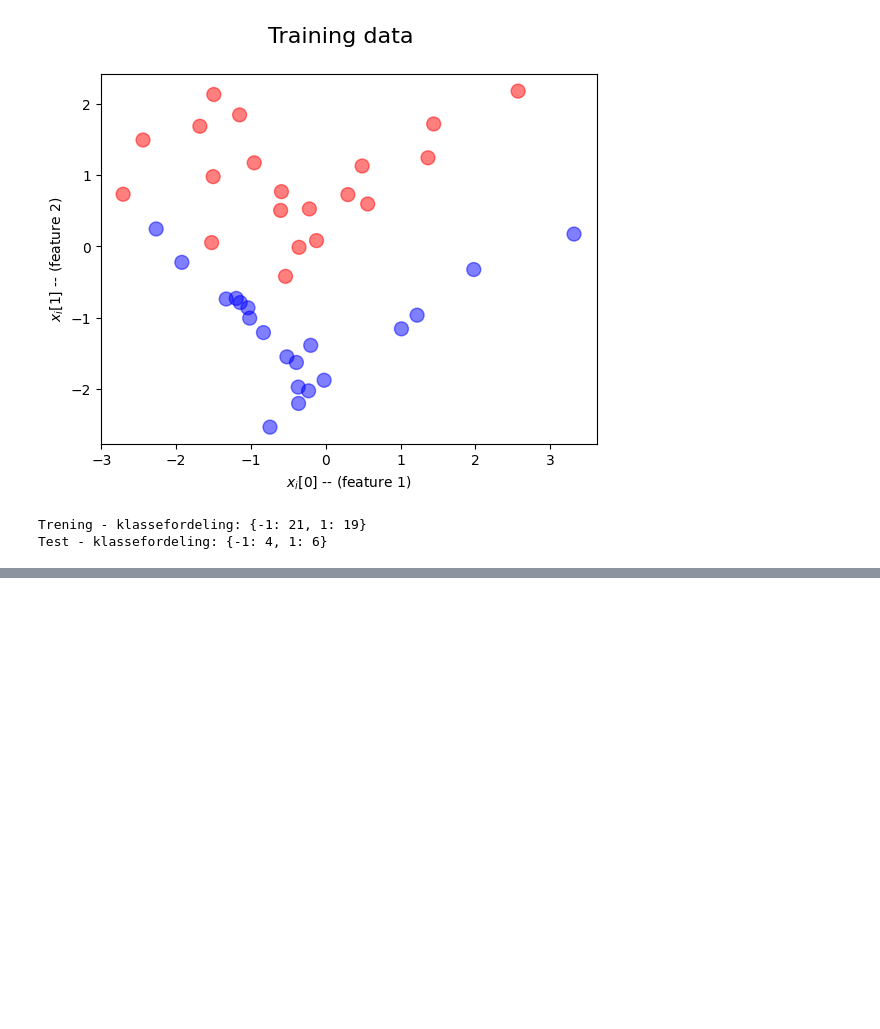
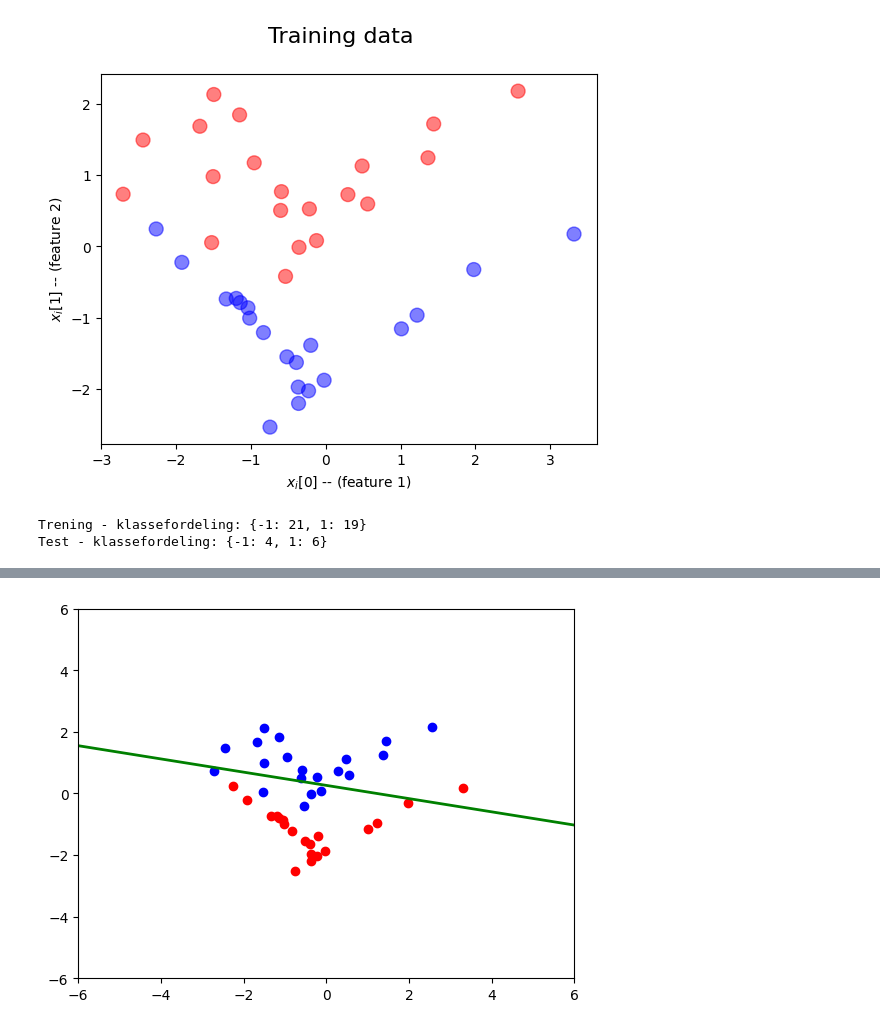
Before and after one commit to jsandtangen/Anvendt-AI---Deep-Learning, a Jupyter notebook: NeuralNetworks/Perceptron/Perceptron.ipynb, the cells around one changed output, grey strips where cells are left out. Saved outputs shown, nothing was run; the diff lists cells and outputs as text; code cells hidden in the pictures; blank space fills up the shorter version.

Commit message:
Training Algorithm

```diff
--- a/NeuralNetworks/Perceptron/Perceptron.ipynb
+++ b/NeuralNetworks/Perceptron/Perceptron.ipynb
@@ -90,3 +90,9 @@ print("Test - klassefordeling:", dict(zip(unique, counts)))
 # %% [output]
 Trening - klassefordeling: {-1: 21, 1: 19}
 Test - klassefordeling: {-1: 4, 1: 6}
+# %%
+pos_examples = np.array([ [t[0], t[1], 1] for i,t in enumerate(train_x)
+                          if train_labels[i]>0])
+neg_examples = np.array([ [t[0], t[1], 1] for i,t in enumerate(train_x)
+                          if train_labels[i]<0])
+print(pos_examples[0:3])
@@ -92,0 +139,3 @@ Test - klassefordeling: {-1: 4, 1: 6}
+# %%
+wts = train(pos_examples,neg_examples)
+print(wts.transpose())
@@ -92,0 +154,22 @@ Test - klassefordeling: {-1: 4, 1: 6}
+# %%
+def plot_boundary(positive_examples, negative_examples, weights):
+    if np.isclose(weights[1], 0):
+        if np.isclose(weights[0], 0):
+            x = y = np.array([-6, 6], dtype = 'float32')
+        else:
+            y = np.array([-6, 6], dtype='float32')
+            x = -(weights[1] * y + weights[2])/weights[0]
+    else:
+        x = np.array([-6, 6], dtype='float32')
+        y = -(weights[0] * x + weights[2])/weights[1]
+
+    pylab.xlim(-6, 6)
+    pylab.ylim(-6, 6)
+    pylab.plot(positive_examples[:,0], positive_examples[:,1], 'bo')
+    pylab.plot(negative_examples[:,0], negative_examples[:,1], 'ro')
+    pylab.plot(x, y, 'g', linewidth=2.0)
+    pylab.show()
+# %%
+plot_boundary(pos_examples,neg_examples,wts)
+# %% [output]
+[figure, added]
```
Also changed, not shown: parts of 3 cells of this notebook.
